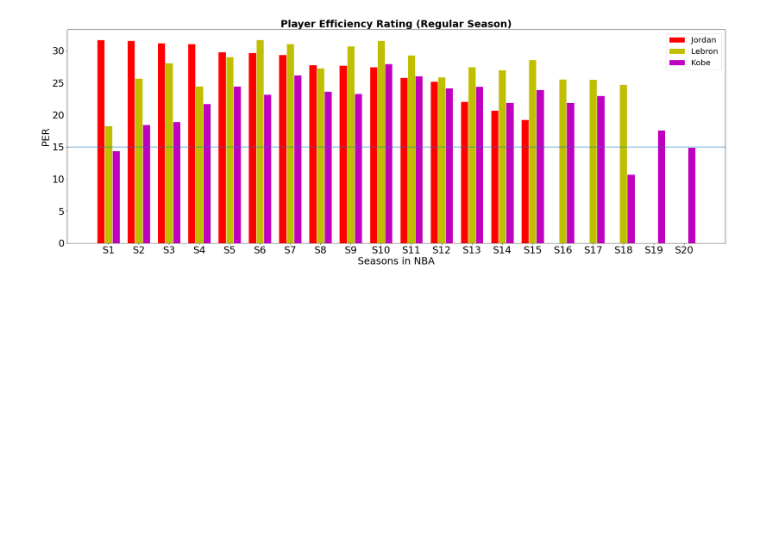
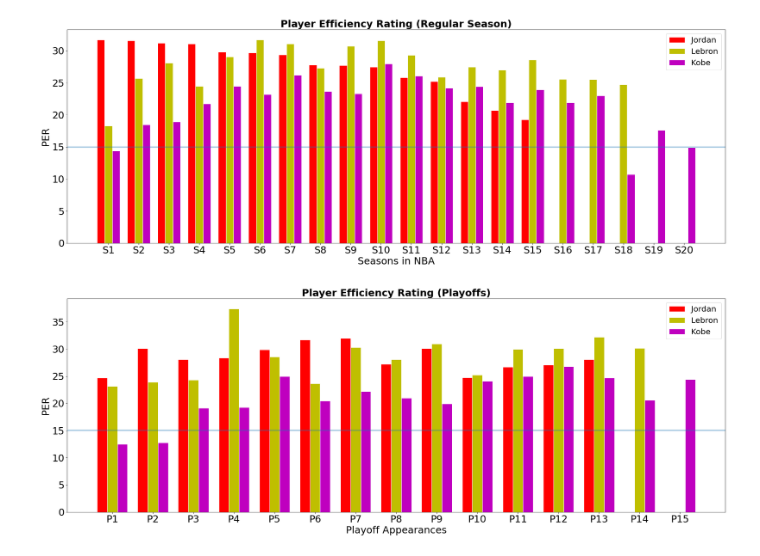
Before and after one commit to tstenner1/Data-Cleanup-and-Analysis-Project, a Jupyter notebook: adstats.ipynb, the cells around one changed output. Drawn from its saved outputs; the diff is of its cells as text; code cells hidden in the pictures; blank space fills up the shorter version.

```diff
--- a/adstats.ipynb
+++ b/adstats.ipynb
@@ -37,3 +37,42 @@ plt.legend(prop={'size': 20})
 plt.show()
 # %% [output]
 [figure]
+# %%
+# libraries
+import numpy as np
+import matplotlib.pyplot as plt
+
+fig1, ax1 = plt.subplots(figsize=(30, 10))
+
+# set width of bars
+barWidth = 0.25
+
+# set heights of bars
+bars1 = [24.7, 30.1, 28.1, 28.4, 29.9, 31.7, 32, 27.2, 30.1, 24.8, 26.7, 27.1, 28.1, 0 , 0]
+bars2 = [23.2, 23.9, 24.3, 37.4, 28.6, 23.7, 30.3, 28.1, 31, 25.3, 30, 30.1, 32.2, 30.2, 0]
+bars3 = [12.5, 12.8, 19.1, 19.3, 25, 20.5, 22.2, 21, 19.9, 24.1, 25, 26.8, 24.7, 20.6, 24.4]
+
+# Set position of bar on X axis
+r1 = np.arange(len(bars1))
+r2 = [x + barWidth for x in r1]
+r3 = [x + barWidth for x in r2]
+
+# Make the plot
+plt.bar(r1, bars1, color='r', width=barWidth, edgecolor='white', label='Jordan')
+plt.bar(r2, bars2, color='y', width=barWidth, edgecolor='white', label='Lebron')
+plt.bar(r3, bars3, color='m', width=barWidth, edgecolor='white', label='Kobe')
+
+# Add xticks on the middle of the group bars
+plt.xlabel('Playoff Appearances', fontsize = 25)
+plt.xticks([r + barWidth for r in range(len(bars1))], ['P1', 'P2', 'P3', 'P4', 'P5','P6', 'P7', 'P8', 'P9', 'P10','P11', 'P12', 'P13', 'P14', 'P15'], fontsize= 25)
+plt.ylabel ('PER', fontsize= 25)
+plt.title("Player Efficiency Rating (Playoffs)", fontsize=25, fontweight='bold')
+plt.yticks(fontsize= 25)
+plt.axhline(y=15)
+
+
+# Create legend & Show graphic
+plt.legend(prop={'size': 20})
+plt.show()
+# %% [output]
+[figure, added]
```
